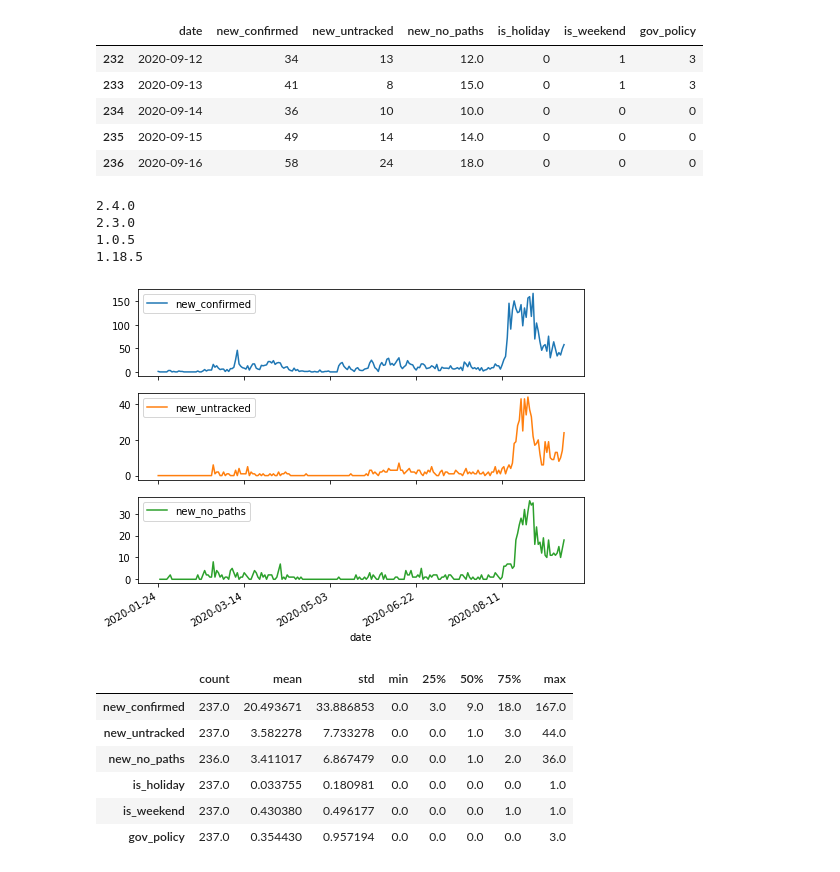
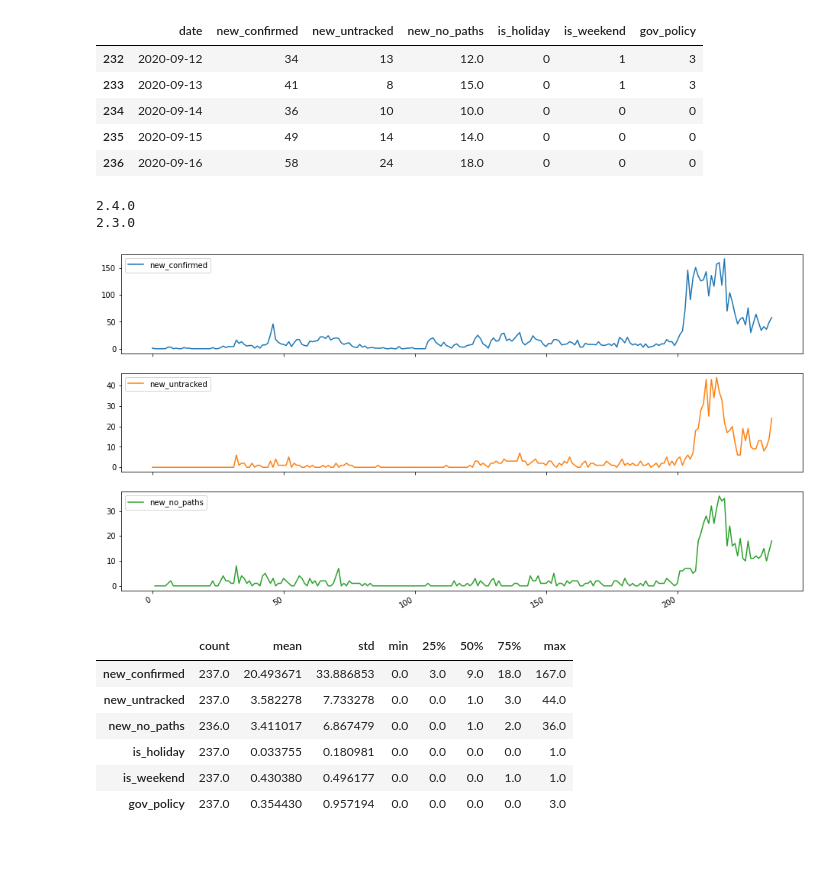
Before and after one commit to snoop2head/covid19_unknown_spread, a Jupyter notebook: forecast_seoul_covid19.ipynb, the cells around one changed output. Saved outputs shown, nothing was run; the diff lists cells and outputs as text; code cells hidden in the pictures.

```diff
--- a/forecast_seoul_covid19.ipynb
+++ b/forecast_seoul_covid19.ipynb
@@ -41,8 +43,6 @@ df.tail()
 %matplotlib inline
 import matplotlib.pyplot as plt
 import tensorflow as tf
-import numpy as np
-import pandas as pd
 import os
 from sklearn.preprocessing import MinMaxScaler
 
@@ -54,23 +54,15 @@ from tensorflow.keras.backend import square, mean
 
 print(tf.keras.__version__)
 print(tf.__version__)
-print(pd.__version__)
-print(np.__version__)
-
-mpl.rcParams['figure.figsize'] = (8, 6)
-mpl.rcParams['axes.grid'] = False
 # %% [output]
 2.4.0
 2.3.0
-1.0.5
-1.18.5
 # %%
 plot_cols = ['new_confirmed', 'new_untracked', 'new_no_paths']
 plot_features = df[plot_cols]
-plot_features.index = df["date"]
-_ = plot_features.plot(subplots=True)
+_ = plot_features.plot(subplots=True, figsize=(16,9))
 # %% [output]
-[figure, old version]
+[figure, new version]
 # %%
 df.describe().transpose()
 # %% [output]
```
Also changed, not shown: parts of 50 cells of this notebook.
